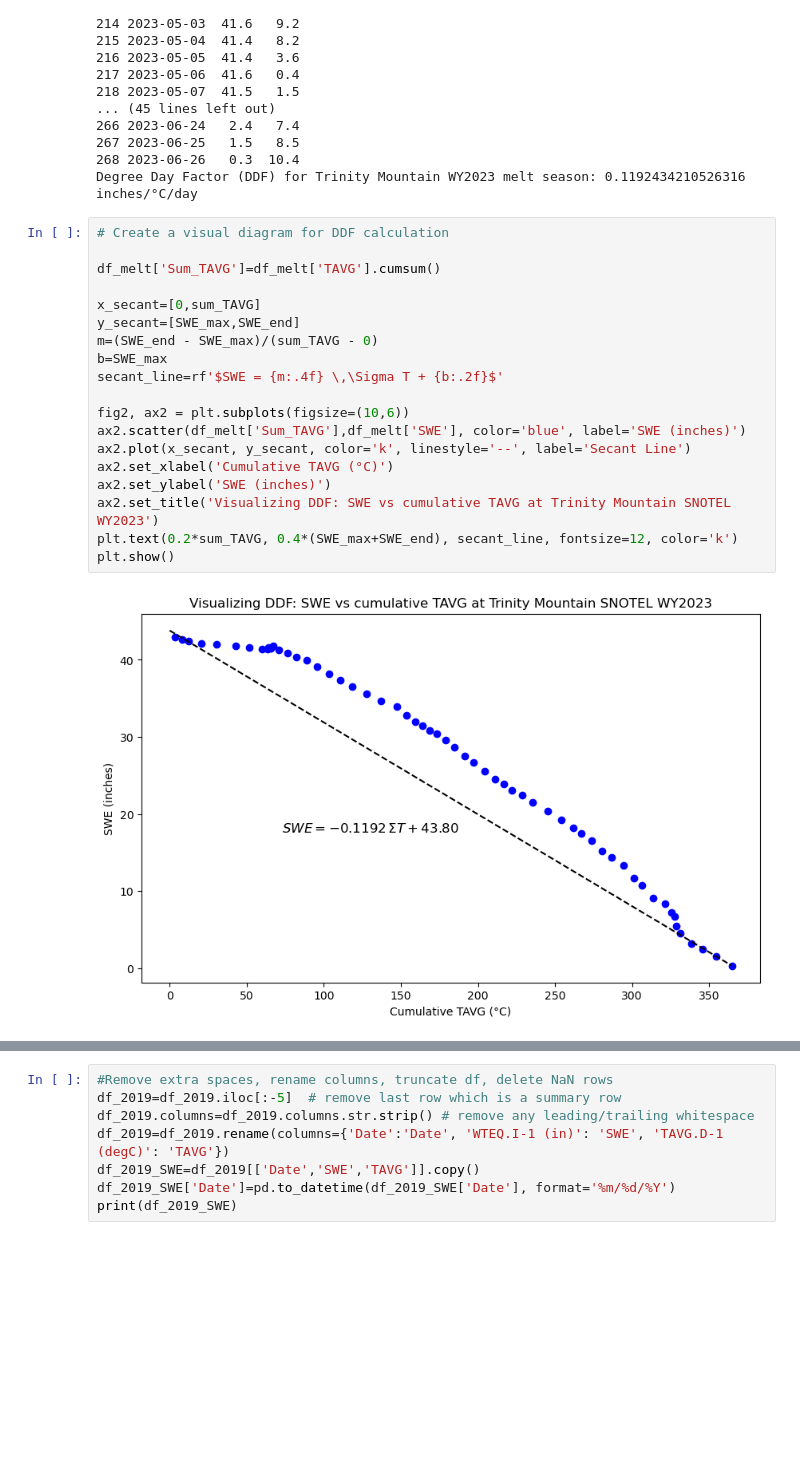
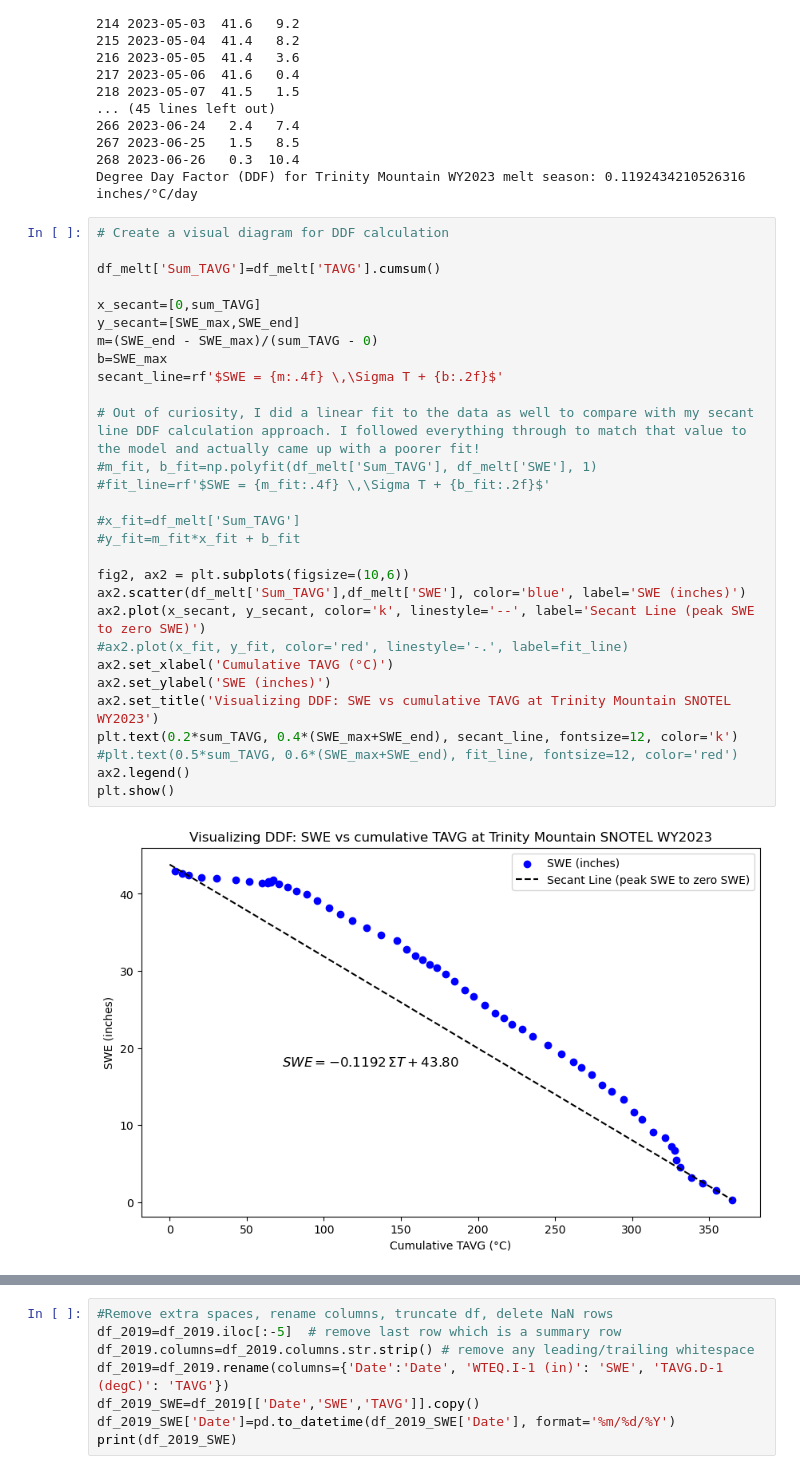
Before and after one commit to gretchenhough/Hough-S26, a Jupyter notebook: HW0/GEOS566 HW0 Temperature Index.ipynb, the cells around one changed output, grey strips where cells are left out. Drawn from its saved outputs; the diff is of its cells as text; blank space fills up the shorter version.

```diff
--- a/HW0/GEOS566 HW0 Temperature Index.ipynb
+++ b/HW0/GEOS566 HW0 Temperature Index.ipynb
@@ -99,24 +99,34 @@ Degree Day Factor (DDF) for Trinity Mountain WY2023 melt season: 0.1192434210526
 # %%
 # Create a visual diagram for DDF calculation
 
 df_melt['Sum_TAVG']=df_melt['TAVG'].cumsum()
 
 x_secant=[0,sum_TAVG]
 y_secant=[SWE_max,SWE_end]
 m=(SWE_end - SWE_max)/(sum_TAVG - 0)
 b=SWE_max
 secant_line=rf'$SWE = {m:.4f} \,\Sigma T + {b:.2f}$'
 
+# Out of curiosity, I did a linear fit to the data as well to compare with my secant line DDF calculation approach. I followed everything through to match that value to the model and actually came up with a poorer fit!
+#m_fit, b_fit=np.polyfit(df_melt['Sum_TAVG'], df_melt['SWE'], 1)
+#fit_line=rf'$SWE = {m_fit:.4f} \,\Sigma T + {b_fit:.2f}$'
+
+#x_fit=df_melt['Sum_TAVG']
+#y_fit=m_fit*x_fit + b_fit
+
 fig2, ax2 = plt.subplots(figsize=(10,6))
 ax2.scatter(df_melt['Sum_TAVG'],df_melt['SWE'], color='blue', label='SWE (inches)')
-ax2.plot(x_secant, y_secant, color='k', linestyle='--', label='Secant Line')
+ax2.plot(x_secant, y_secant, color='k', linestyle='--', label='Secant Line (peak SWE to zero SWE)')
+#ax2.plot(x_fit, y_fit, color='red', linestyle='-.', label=fit_line)
 ax2.set_xlabel('Cumulative TAVG (°C)')
 ax2.set_ylabel('SWE (inches)')
 ax2.set_title('Visualizing DDF: SWE vs cumulative TAVG at Trinity Mountain SNOTEL WY2023')
 plt.text(0.2*sum_TAVG, 0.4*(SWE_max+SWE_end), secant_line, fontsize=12, color='k')
+#plt.text(0.5*sum_TAVG, 0.6*(SWE_max+SWE_end), fit_line, fontsize=12, color='red')
+ax2.legend()
 plt.show()
 # %% [output]
-[figure, old version]
+[figure, new version]
 # %%
 #Now let's see how accurately the DDF predicts the daily melt
 
```
Also changed, not shown: parts of 6 cells of this notebook.
